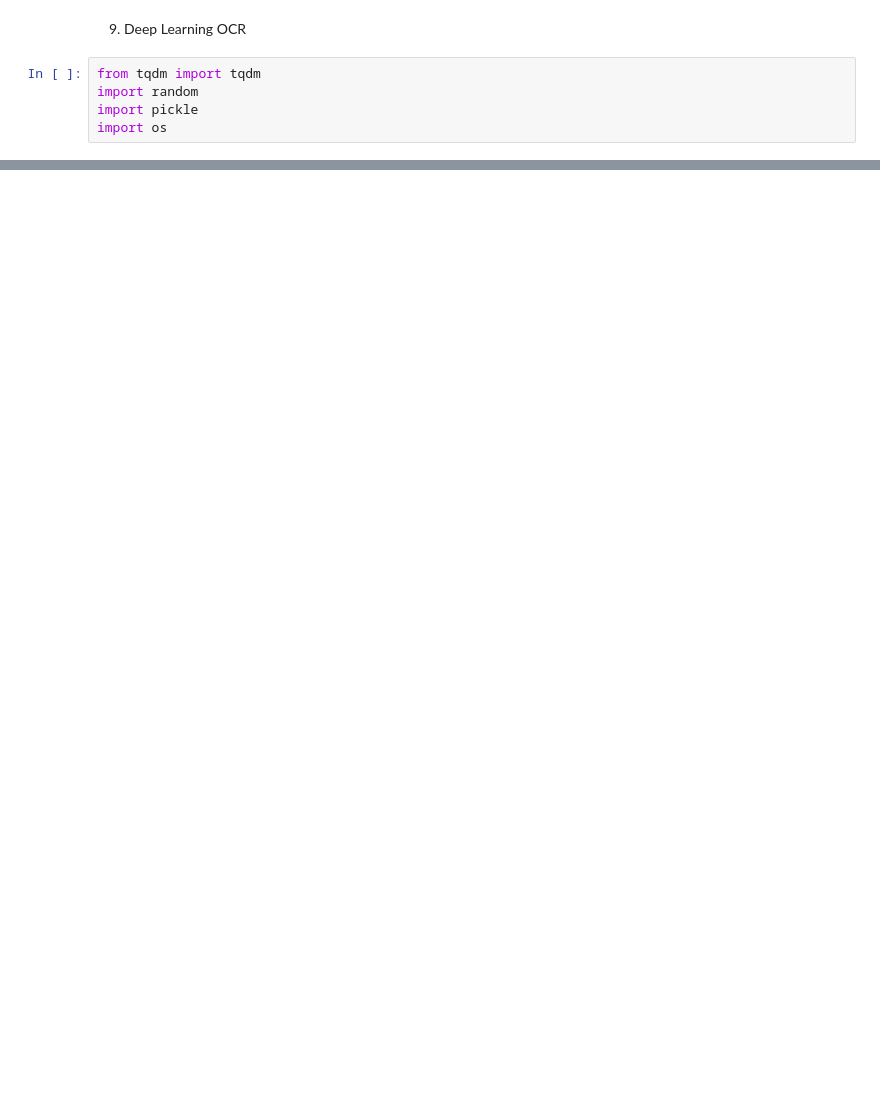
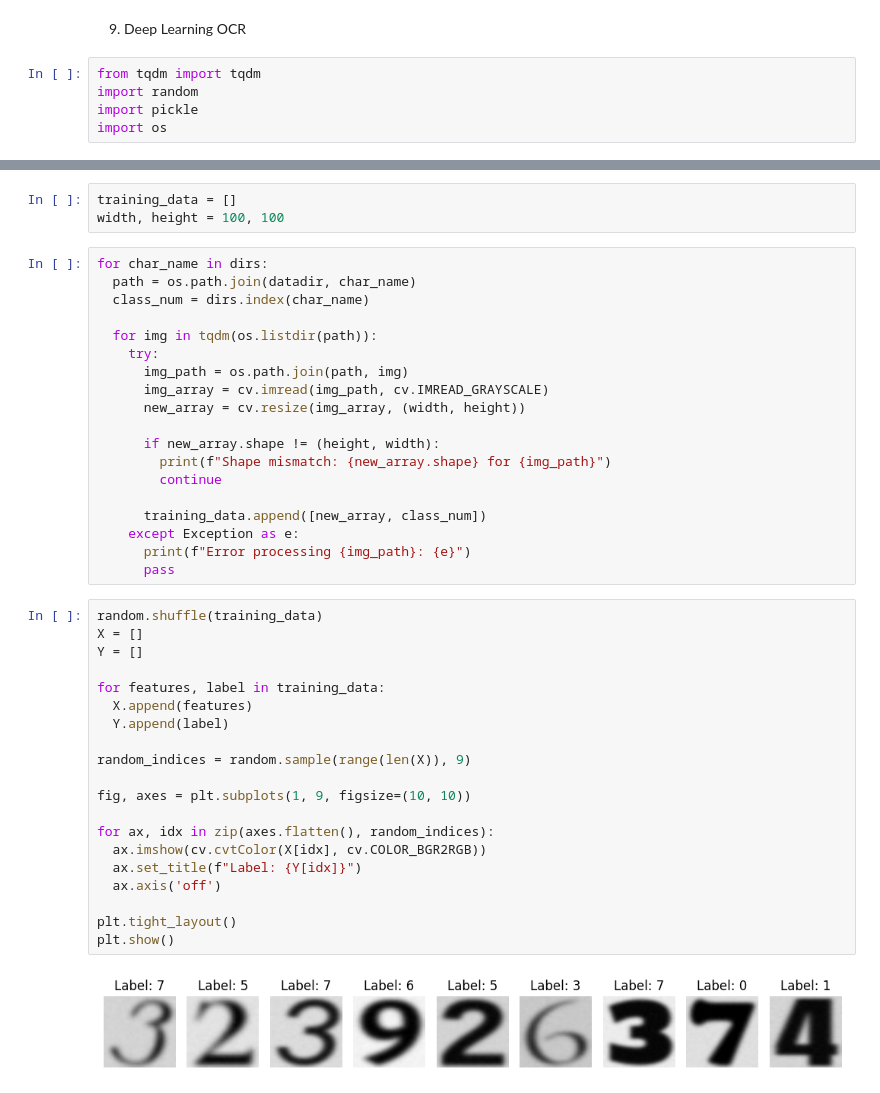
Before and after one commit to MuhamadAnang/PCVK, a Jupyter notebook: week12.ipynb, the cells around one changed output, grey strips where cells are left out. Saved outputs shown, nothing was run; the diff lists cells and outputs as text; blank space fills up the shorter version.

```diff
--- a/week12.ipynb
+++ b/week12.ipynb
@@ -430,0 +456,44 @@ datadir =
+# %%
+training_data = []
+width, height = 100, 100
+# %%
+for char_name in dirs:
+  path = os.path.join(datadir, char_name)
+  class_num = dirs.index(char_name)
+
+  for img in tqdm(os.listdir(path)):
+    try:
+      img_path = os.path.join(path, img)
+      img_array = cv.imread(img_path, cv.IMREAD_GRAYSCALE)
+      new_array = cv.resize(img_array, (width, height))
+
+      if new_array.shape != (height, width):
+        print(f"Shape mismatch: {new_array.shape} for {img_path}")
+        continue
+
+      training_data.append([new_array, class_num])
+    except Exception as e:
+      print(f"Error processing {img_path}: {e}")
+      pass
+# %%
+random.shuffle(training_data)
+X = []
+Y = []
+
+for features, label in training_data:
+  X.append(features)
+  Y.append(label)
+
+random_indices = random.sample(range(len(X)), 9)
+
+fig, axes = plt.subplots(1, 9, figsize=(10, 10))
+
+for ax, idx in zip(axes.flatten(), random_indices):
+  ax.imshow(cv.cvtColor(X[idx], cv.COLOR_BGR2RGB))
+  ax.set_title(f"Label: {Y[idx]}")
+  ax.axis('off')
+
+plt.tight_layout()
+plt.show()
+# %% [output]
+[figure, added]
```
Also changed, not shown: parts of 38 cells of this notebook.
